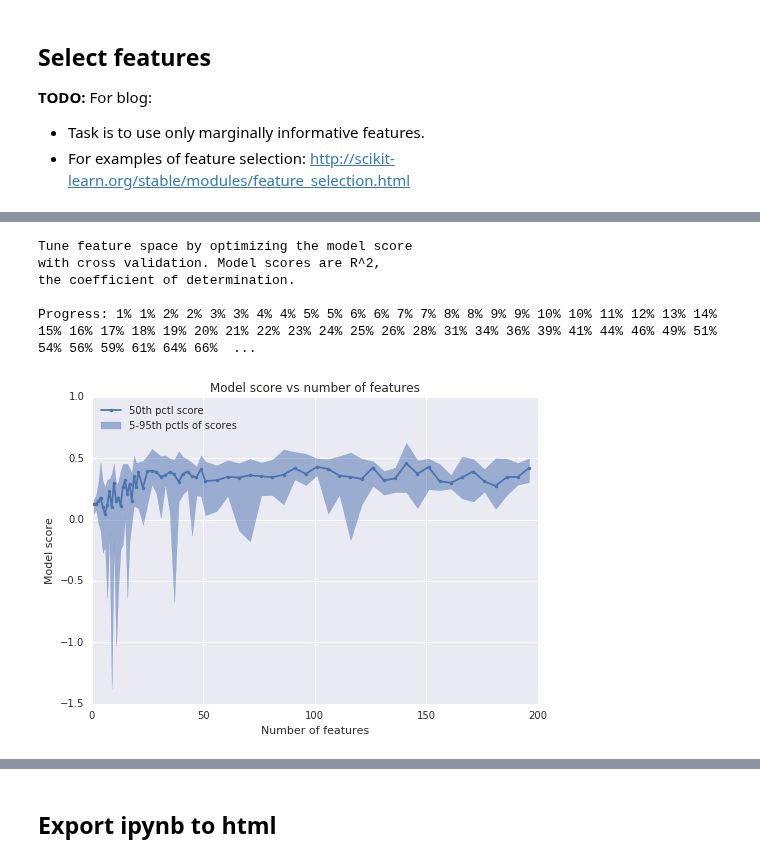
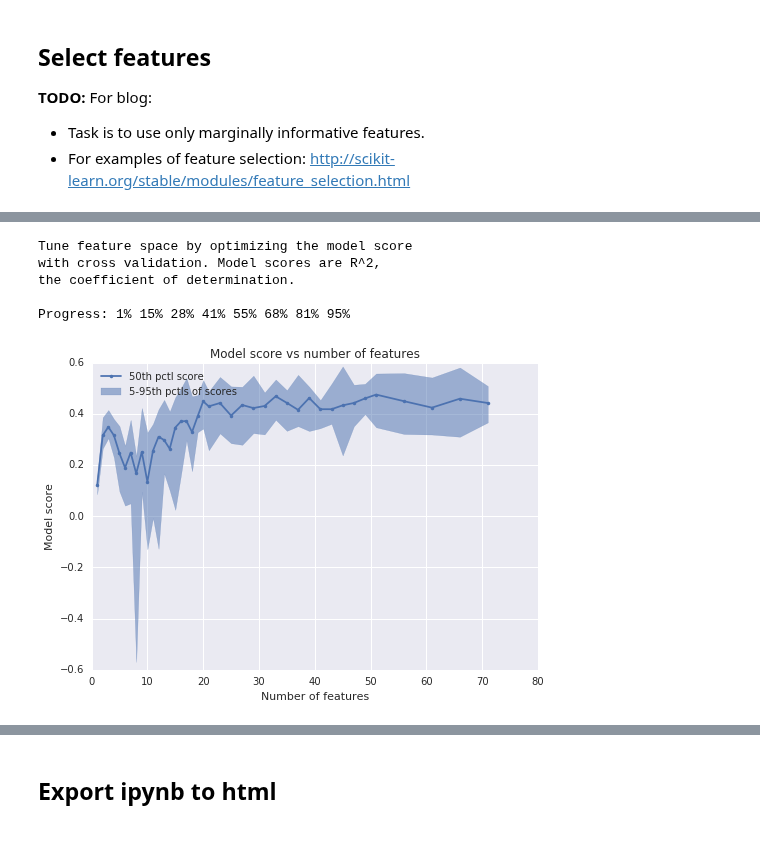
Before and after one commit to stharrold/stharrold.github.io, a Jupyter notebook: content/static/20160221-predict-household-income-from-census/20160221-predict-household-income-from-census.ipynb, the cells around one changed output, grey strips where cells are left out. Saved outputs shown, nothing was run; the diff lists cells and outputs as text; code cells hidden in the pictures.

```diff
--- a/content/static/20160221-predict-household-income-from-census/20160221-predict-household-income-from-census.ipynb
+++ b/content/static/20160221-predict-household-income-from-census/20160221-predict-household-income-from-census.ipynb
@@ -792,16 +793,18 @@ time_start = time.perf_counter()
 # * `n_estimators` impact the feature importances but only have a small
 #     effect on the relative importances.
 # * `n_estimators` impact the scores but only have a small effect on the relative scores.
-size_sub = int(1e3)
+# * Use replace=False for maximum data variety.
+size_sub = int(3e3)
 estimator = sk_ens.ExtraTreesRegressor(n_estimators=10, n_jobs=-1)
 df_importances = dsd.ml.calc_feature_importances(
     estimator=estimator, df_features=df_features2, ds_target=ds_target,
-    ds_weight=ds_pweight, size_sub=size_sub,
+    ds_weight=ds_pweight, size_sub=size_sub, replace=False,
     show_progress=True, show_plot=True)
 important_features = df_importances.columns[
     df_importances.mean() > df_importances['random'].mean()]
 important_features = list(
     df_importances[important_features].mean().sort_values(ascending=False).index)
+df_features3 = df_features2[important_features]
 
 time_stop = time.perf_counter()
 print("Time elapsed (sec) = {diff:.1f}".format(diff=time_stop-time_start))
@@ -860,7 +827,7 @@ time_start = time.perf_counter()
 
 print("Progress:", end=' ')
 size_data = len(df_features3)
-size_sub = int(1e3)
+size_sub = int(3e3)
 frac_test = 0.2
 replace = False
 n_scores = 10
@@ -885,32 +852,32 @@ for idx in idxs:
     if idx % 10 == 0:
         print("{frac:.0%}".format(frac=(idx+1)/len(important_features)), end=' ')
 print('\n')
 
 nftrs_pctls = np.asarray(
     [np.append(tup[0], np.percentile(tup[1], q=[5,50,95]))
      for tup in nftrs_scores])
 plt.plot(
     nftrs_pctls[:, 0], nftrs_pctls[:, 2],
     marker='.', color=sns.color_palette()[0],
     label='50th pctl score')
 plt.fill_between(
     nftrs_pctls[:, 0],
     y1=nftrs_pctls[:, 1],
     y2=nftrs_pctls[:, 3],
     alpha=0.5, color=sns.color_palette()[0],
     label='5-95th pctls of scores')
 plt.title("Model score vs number of features")
 plt.xlabel("Number of features")
 plt.ylabel("Model score")
 plt.legend(loc='upper left')
 plt.show()
 
 time_stop = time.perf_counter()
 print("Time elapsed (sec) = {diff:.1f}".format(diff=time_stop-time_start))
 # %% [output]
 Tune feature space by optimizing the model score
 with cross validation. Model scores are R^2,
 the coefficient of determination.
 
-Progress: 1% 1% 2% 2% 3% 3% 4% 4% 5% 5% 6% 6% 7% 7% 8% 8% 9% 9% 10% 10% 11% 12% 13% 14% 15% 16% 17% 18% 19% 20% 21% 22% 23% 24% 25% 26% 28% 31% 34% 36% 39% 41% 44% 46% 49% 51% 54% 56% 59% 61% 64% 66%  ...
+Progress: 1% 15% 28% 41% 55% 68% 81% 95%
-[figure, old version]
+[figure, new version]
```
Also changed, not shown: parts of 15 cells of this notebook, 2 other files.
